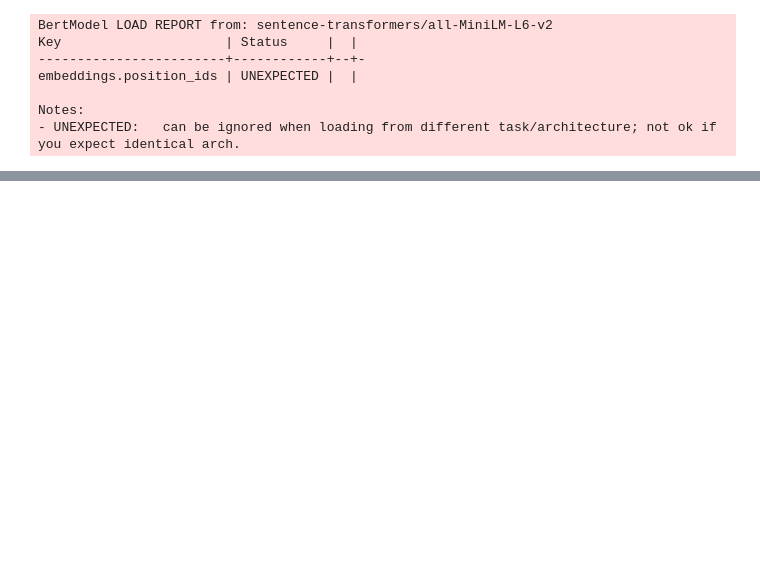
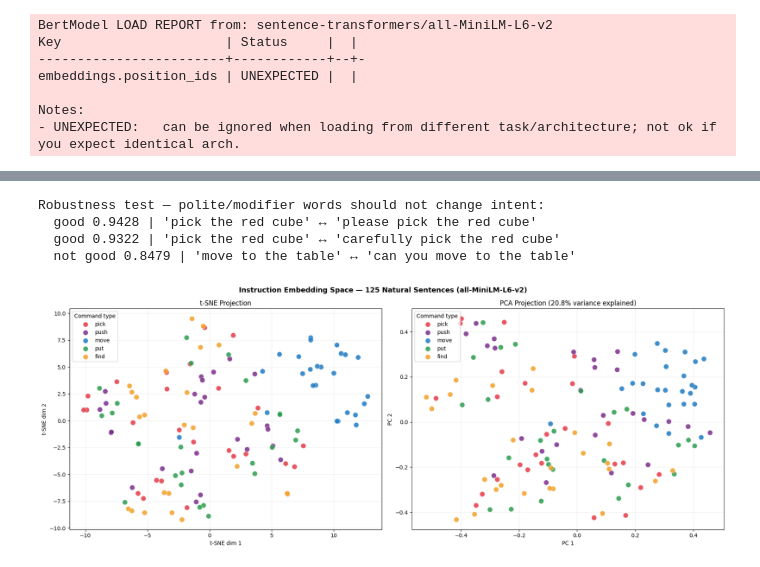
Before and after one commit to SchoolofAI-Algiers/language-guided-robotics, a Jupyter notebook: Elbatoul-NLP-W1-instruction-embeddings/notebook.ipynb, the cells around one changed output, grey strips where cells are left out. Cells and saved outputs as stored; diff of their text form; code cells hidden in the pictures; blank space fills up the shorter version.

```diff
--- a/Elbatoul-NLP-W1-instruction-embeddings/notebook.ipynb
+++ b/Elbatoul-NLP-W1-instruction-embeddings/notebook.ipynb
@@ -410,0 +404,50 @@ plt.show()
+# %%
+robustness_pairs = [
+    ("pick the red cube",   "please pick the red cube"),
+    ("pick the red cube",   "carefully pick the red cube"),
+    ("move to the table",   "can you move to the table"),
+]
+
+print("Robustness test — polite/modifier words should not change intent:")
+for a, b in robustness_pairs:
+    sim = cosine_similarity([model.encode(a)], [model.encode(b)])[0][0]
+    icon = "good" if sim > 0.85 else "not good"
+    print(f"  {icon} {sim:.4f} | '{a}' ↔ '{b}'")
+# %% [output]
+Robustness test — polite/modifier words should not change intent:
+  good 0.9428 | 'pick the red cube' ↔ 'please pick the red cube'
+  good 0.9322 | 'pick the red cube' ↔ 'carefully pick the red cube'
+  not good 0.8479 | 'move to the table' ↔ 'can you move to the table'
+# %%
+fig, axes = plt.subplots(1, 2, figsize=(18, 7))
+fig.suptitle("Instruction Embedding Space — 125 Natural Sentences (all-MiniLM-L6-v2)",
+             fontsize=13, fontweight="bold")
+
+for t, color in palette.items():
+    mask = df["type"] == t
+    axes[0].scatter(X_2d[mask, 0], X_2d[mask, 1],
+                    c=color, label=t, s=90, alpha=0.85,
+                    edgecolors="white", linewidths=0.5)
+axes[0].set_title("t-SNE Projection", fontsize=12)
+axes[0].set_xlabel("t-SNE dim 1")
+axes[0].set_ylabel("t-SNE dim 2")
+axes[0].legend(title="Command type")
+axes[0].grid(True, alpha=0.2)
+
+var_explained = var1 + var2
+for t, color in palette.items():
+    mask = df["type"] == t
+    axes[1].scatter(X_pca[mask, 0], X_pca[mask, 1],
+                    c=color, label=t, s=90, alpha=0.85,
+                    edgecolors="white", linewidths=0.5)
+axes[1].set_title(f"PCA Projection ({var_explained:.1f}% variance explained)", fontsize=12)
+axes[1].set_xlabel("PC 1")
+axes[1].set_ylabel("PC 2")
+axes[1].legend(title="Command type")
+axes[1].grid(True, alpha=0.2)
+
+plt.tight_layout()
+plt.savefig("combined_visualization.png", dpi=150, bbox_inches="tight")
+plt.show()
+# %% [output]
+[figure, added]
```
Also changed, not shown: parts of 9 cells of this notebook, 5 other files.
